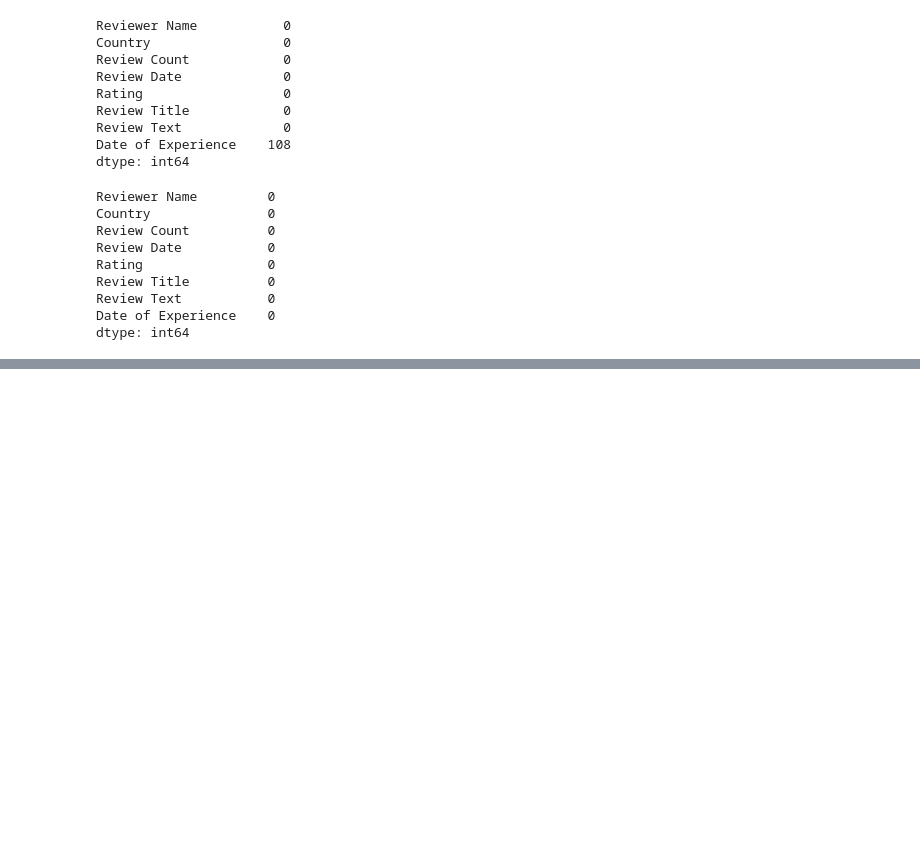
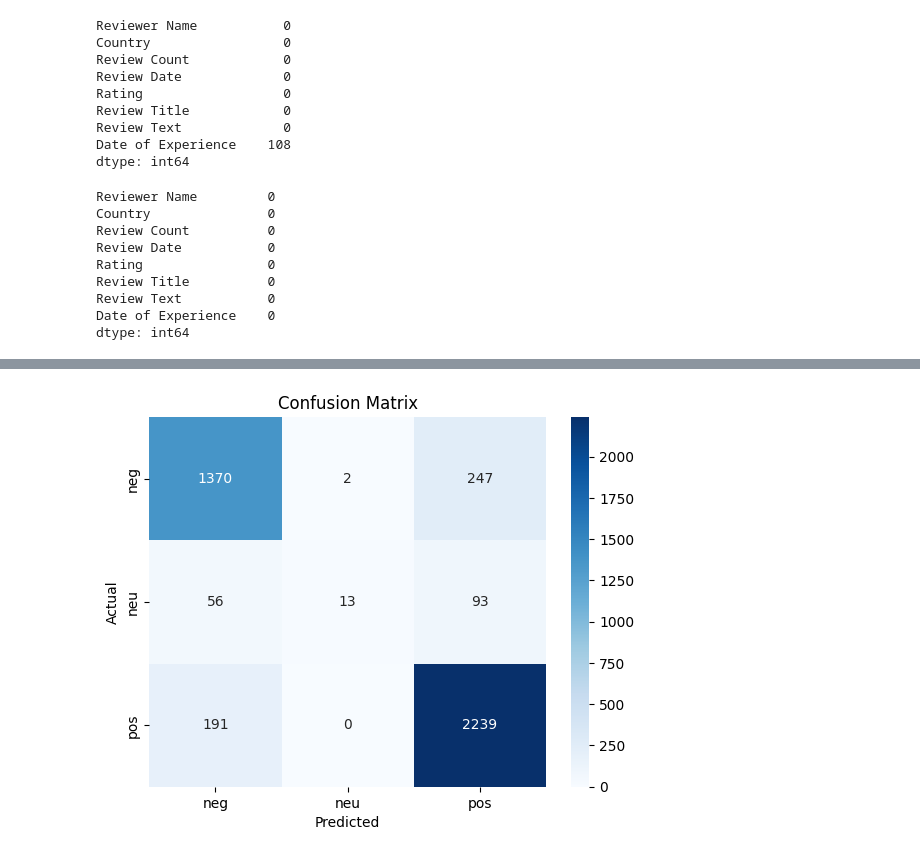
Before and after one commit to Hieu2003ops/module6_blog1, a Jupyter notebook: notebook_test/blog1.ipynb, the cells around one changed output, grey strips where cells are left out. Drawn from its saved outputs; the diff is of its cells as text; code cells hidden in the pictures; blank space fills up the shorter version.

```diff
--- a/notebook_test/blog1.ipynb
+++ b/notebook_test/blog1.ipynb
@@ -349,0 +630,18 @@ dtype: int64
+# %%
+# 1. Hàm tiện ích: lấy nhãn 3 lớp từ compound
+def vader_label(text, pos_th=0.05, neg_th=-0.05):
+    scores = sen.polarity_scores(text)
+    c = scores["compound"]
+    if c >= pos_th:
+        return "pos"
+    elif c <= neg_th:
+        return "neg"
+    else:
+        return "neu"
+
+# 2. Tạo cột điểm compound và nhãn sentiment 3 lớp
+df["polarity_score"] = df["full_review"].apply(
+    lambda x: sen.polarity_scores(x)["compound"]
+)
+
+df["Sentiment_Label"] = df["full_review"].apply(vader_label)
@@ -349,0 +661,4 @@ dtype: int64
+# %%
+X = df["full_review"]
+y = df['Sentiment_Label']
+X_train, X_test, y_train, y_test = train_test_split(X, y, test_size=0.2, random_state=42)
@@ -349,0 +678,5 @@ dtype: int64
+# %%
+# Tạo TF-IDF vectorizer và biến đổi văn bản thành vector TF-IDF
+tf_idf_vectorizer = TfidfVectorizer().fit(X_train)
+x_train_tf_idf = tf_idf_vectorizer.transform(X_train)
+x_test_tf_idf = tf_idf_vectorizer.transform(X_test)
@@ -349,0 +692,6 @@ dtype: int64
+# %%
+# Modelling(Logistic Regression - word level)
+log_model_word = LogisticRegression().fit(x_train_tf_idf, y_train)
+y_pred_word = log_model_word.predict(x_test_tf_idf)
+
+print(classification_report(y_pred_word, y_test))
@@ -349,0 +708,11 @@ dtype: int64
+# %%
+cm = confusion_matrix(y_test, y_pred_word, labels=['neg', 'neu', 'pos'])
+
+# Hiển thị confusion matrix dưới dạng heatmap
+ax = sns.heatmap(cm, annot=True, fmt='g', cmap='Blues', xticklabels=['neg', 'neu', 'pos'], yticklabels=['neg', 'neu', 'pos'])
+ax.set_ylabel('Actual')
+ax.set_xlabel('Predicted')
+ax.set_title('Confusion Matrix')
+plt.show()
+# %% [output]
+[figure, added]
```
Also changed, not shown: parts of 49 cells of this notebook, 1 other file.
